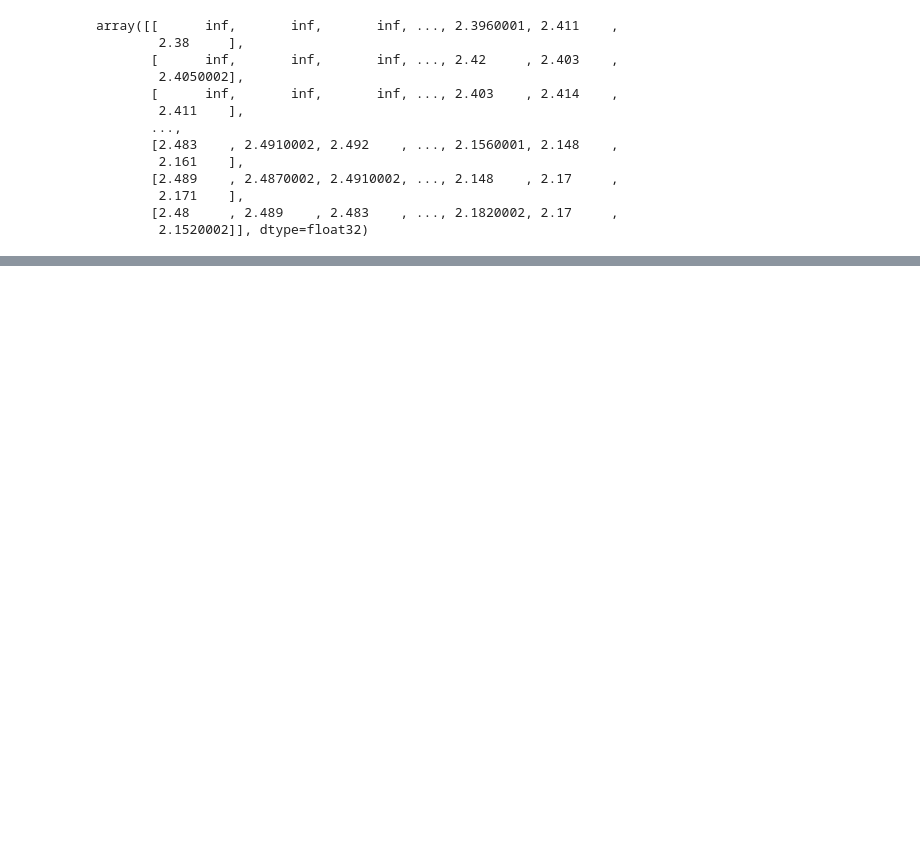
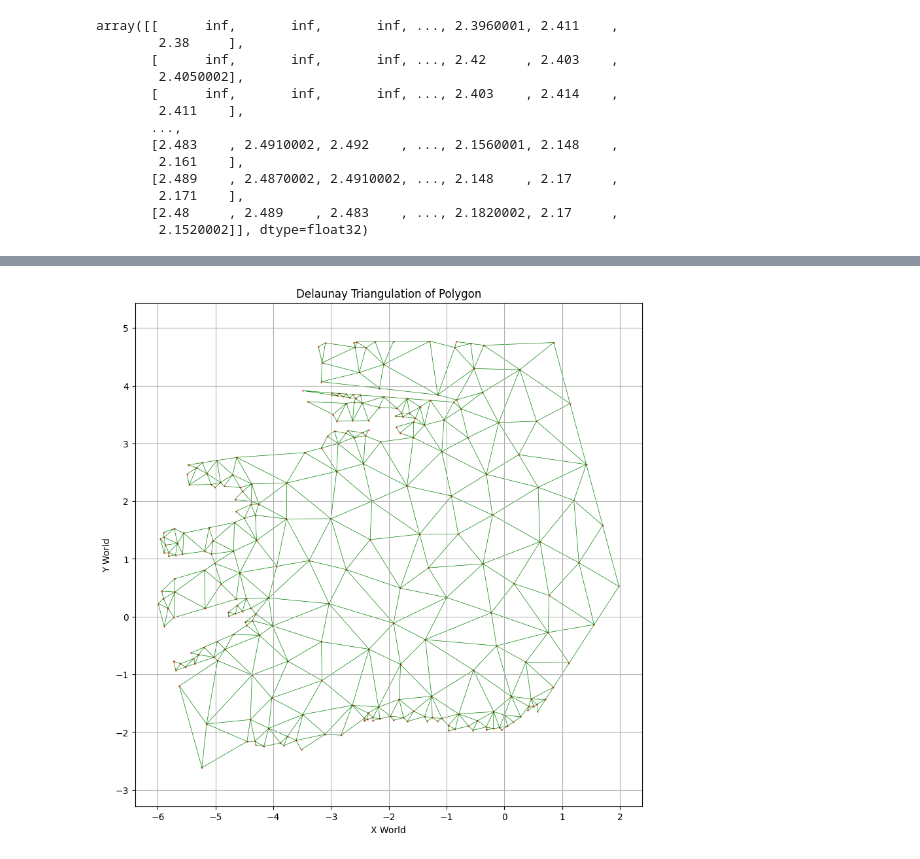
Before and after one commit to Captiosus510/multi-agent_vlm_search, a Jupyter notebook: llm_search/gridding_test.ipynb, the cells around one changed output, grey strips where cells are left out. Cells and saved outputs as stored; diff of their text form; code cells hidden in the pictures; blank space fills up the shorter version.

```diff
--- a/llm_search/gridding_test.ipynb
+++ b/llm_search/gridding_test.ipynb
@@ -236 +290,33 @@ array([[      inf,       inf,       inf, ..., 2.3960001, 2.411    ,
+# %%
+import triangle
+
+polygon = polygon.simplify(tolerance=0.04, preserve_topology=True)  # Simplify polygon to reduce complexity
+
+# Get exterior points
+coords = np.array(polygon.exterior.coords)
+
+# Input to triangle: vertices and segments (edges)
+A = {
+    'vertices': coords,
+    'segments': [[i, (i + 1) % len(coords)] for i in range(len(coords))],
+}
+
+# Target max area per triangle (adjust this to control triangle size)
+max_area = 0.4  # smaller = more triangles
+
+# Triangulate with 'p' (constrained), 'q' (quality), 'a' (area)
+t = triangle.triangulate(A, f'pqa{max_area}')
+# %%
+# Visualize the triangulation
+plt.figure(figsize=(10, 10))
+plt.triplot(t['vertices'][:, 0], t['vertices'][:, 1], t['triangles'], color='green', lw=0.5)
+plt.scatter(t['vertices'][:, 0], t['vertices'][:, 1], s=1, alpha=0.5, color='red')
+plt.xlabel('X World')
+plt.ylabel('Y World')
+plt.title('Delaunay Triangulation of Polygon')
+plt.axis('equal')
+plt.grid(True)
+plt.show()
+# %% [output]
+[figure, added]
 # %%
```
Also changed, not shown: parts of 12 cells of this notebook, 2 other files.
